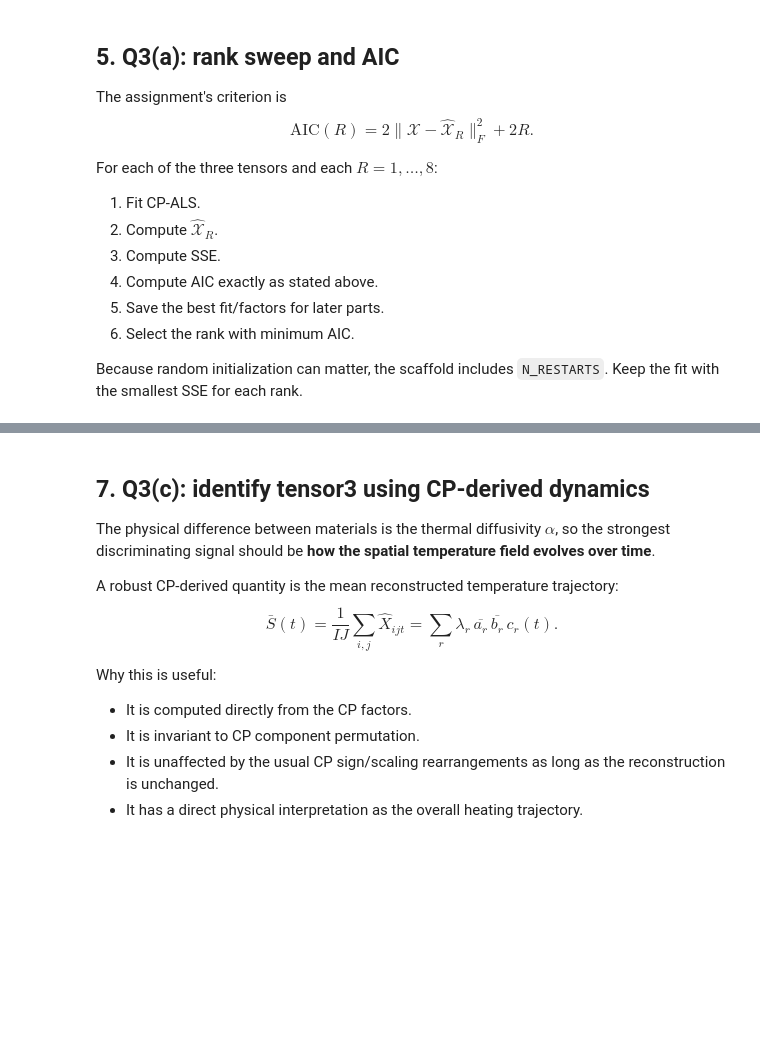
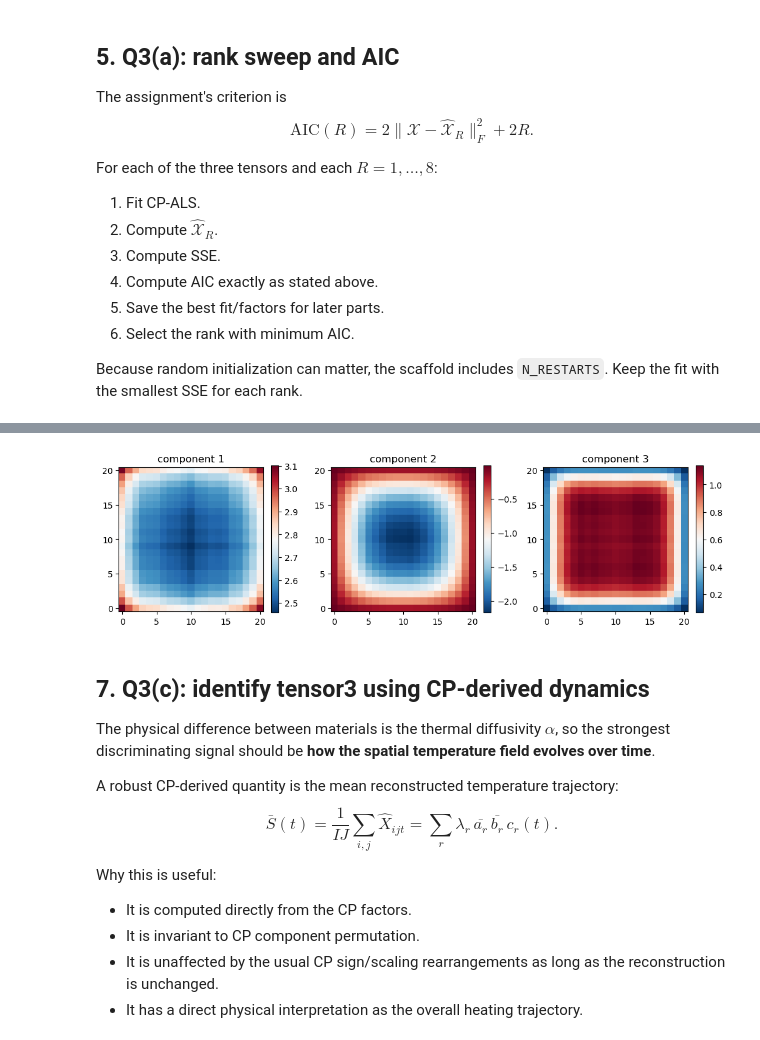
Before and after one commit to kyle-nguyennn/ml-stats-lab, a Jupyter notebook: fda/lab3/Q3_heat_transfer_cp_als.ipynb, the cells around one changed output, grey strips where cells are left out. Drawn from its saved outputs; the diff is of its cells as text; code cells hidden in the pictures; blank space fills up the shorter version.

```diff
--- a/fda/lab3/Q3_heat_transfer_cp_als.ipynb
+++ b/fda/lab3/Q3_heat_transfer_cp_als.ipynb
@@ -412,15 +367,15 @@ Remember: CP component sign is arbitrary. If you flip the sign of one factor and
 # %%
-# TODO: display leading spatial patterns lambda_r * a_r b_r^T.
-#
-# n_show = min(R1, 6)
-# fig, axes = plt.subplots(1, n_show, figsize=(3.5*n_show, 3.5), squeeze=False)
-# for r in range(n_show):
-#     spatial = weights1[r] * np.outer(A1[:, r], B1[:, r])
-#     ax = axes[0, r]
-#     im = ax.imshow(spatial, origin="lower")
-#     ax.set_title(f"component {r+1}")
-#     fig.colorbar(im, ax=ax, fraction=0.046)
-# plt.tight_layout()
+n_show = min(R1, 6)
+fig, axes = plt.subplots(1, n_show, figsize=(3.5*n_show, 3.5), squeeze=False)
+for r in range(n_show):
+    spatial = weights1[r] * np.outer(A1[:, r], B1[:, r])
+    ax = axes[0, r]
+    im = ax.imshow(spatial, origin="lower", cmap="RdBu_r")
+    ax.set_title(f"component {r+1}")
+    fig.colorbar(im, ax=ax, fraction=0.046)
+plt.tight_layout()
+# %% [output]
+[figure, added]
 # %% [markdown]
 ## 7. Q3(c): identify tensor3 using CP-derived dynamics
 
```
Also changed, not shown: parts of 13 cells of this notebook.
